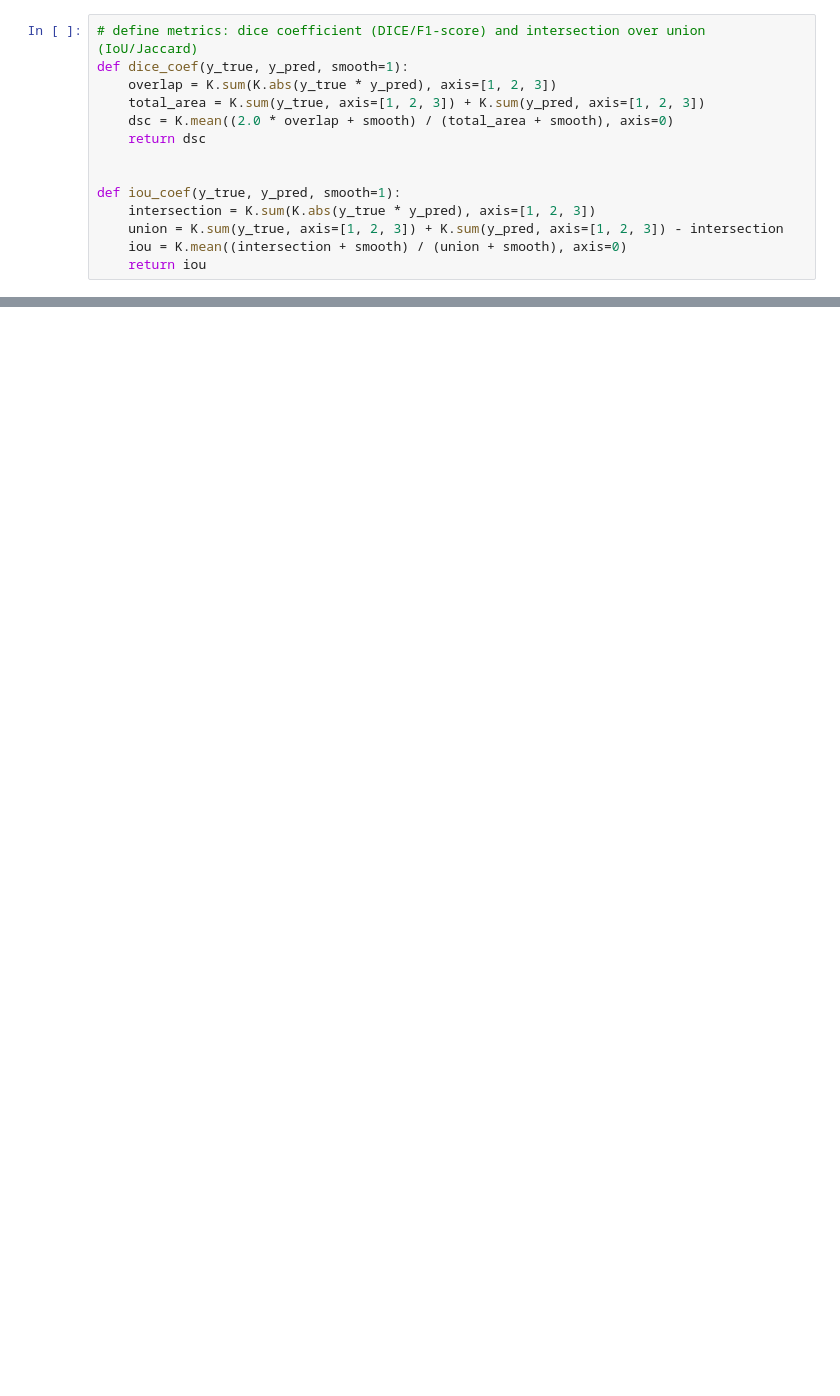
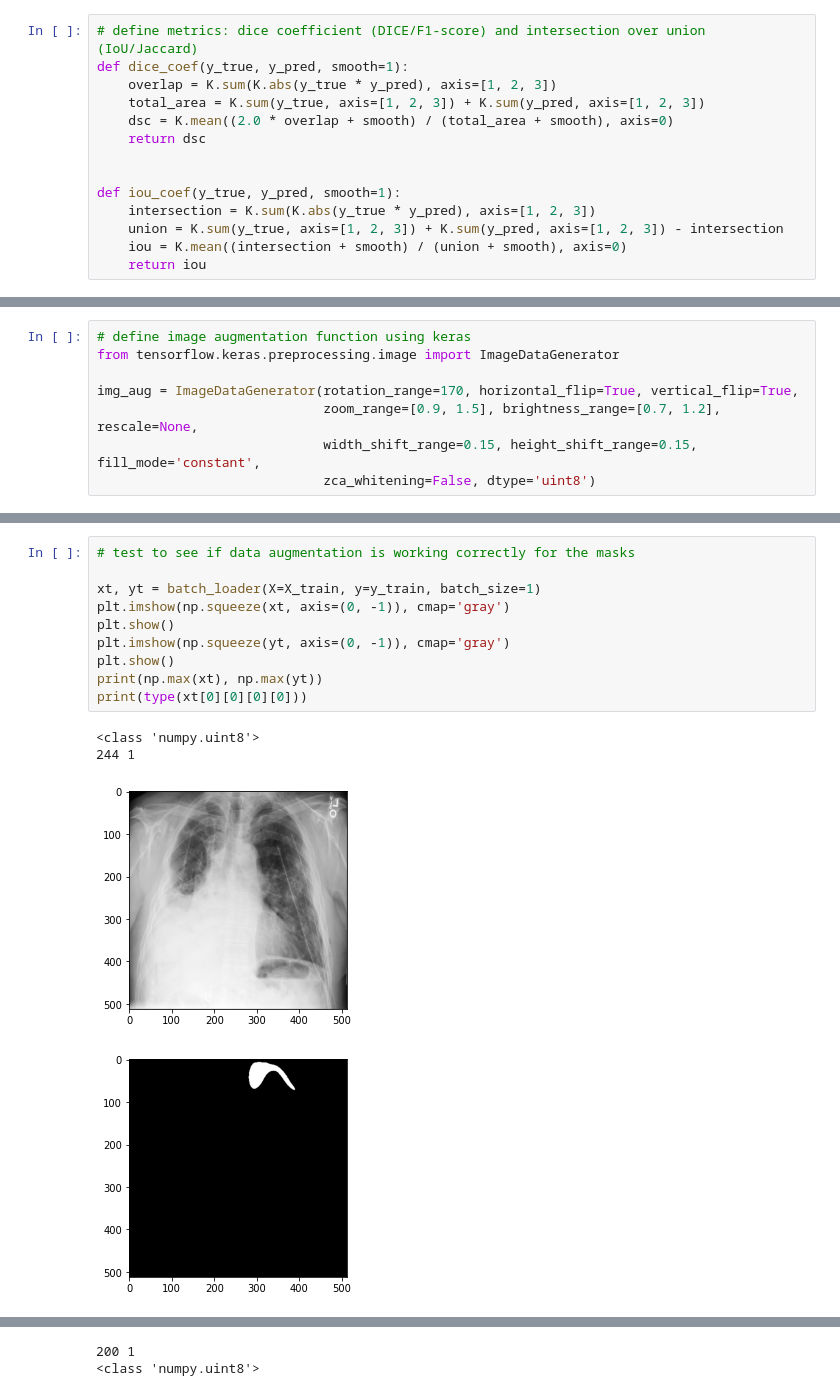
Before and after one commit to armiro/Pneumothorax-Segmentation, a Jupyter notebook: pnx_segmentation.ipynb, the cells around one changed output, grey strips where cells are left out. Cells and saved outputs as stored; diff of their text form; blank space fills up the shorter version.

```diff
--- a/pnx_segmentation.ipynb
+++ b/pnx_segmentation.ipynb
@@ -140,0 +178,8 @@ model.summary()
+# %%
+# define image augmentation function using keras
+from tensorflow.keras.preprocessing.image import ImageDataGenerator
+
+img_aug = ImageDataGenerator(rotation_range=170, horizontal_flip=True, vertical_flip=True,
+                             zoom_range=[0.9, 1.5], brightness_range=[0.7, 1.2], rescale=None,
+                             width_shift_range=0.15, height_shift_range=0.15, fill_mode='constant',
+                             zca_whitening=False, dtype='uint8')
@@ -140,0 +212,15 @@ model.summary()
+# %%
+# test to see if data augmentation is working correctly for the masks
+
+xt, yt = batch_loader(X=X_train, y=y_train, batch_size=1)
+plt.imshow(np.squeeze(xt, axis=(0, -1)), cmap='gray')
+plt.show()
+plt.imshow(np.squeeze(yt, axis=(0, -1)), cmap='gray')
+plt.show()
+print(np.max(xt), np.max(yt))
+print(type(xt[0][0][0][0]))
+# %% [output]
+<class 'numpy.uint8'>
+244 1
+[figure, added]
+[figure, added]
@@ -140,0 +229,2 @@ model.summary()
+200 1
+<class 'numpy.uint8'>
```
Also changed, not shown: parts of 14 cells of this notebook.
